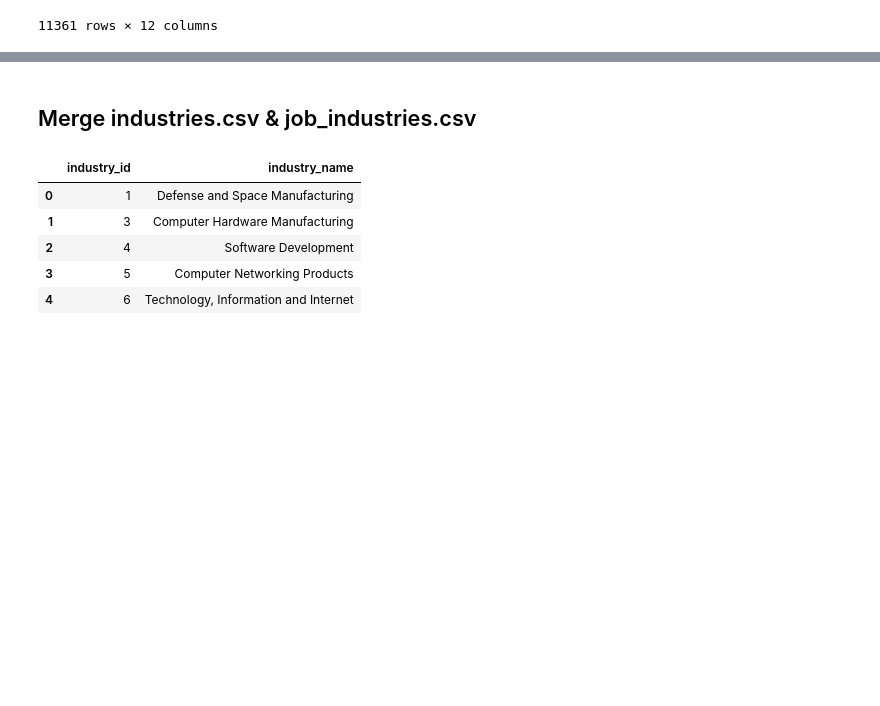
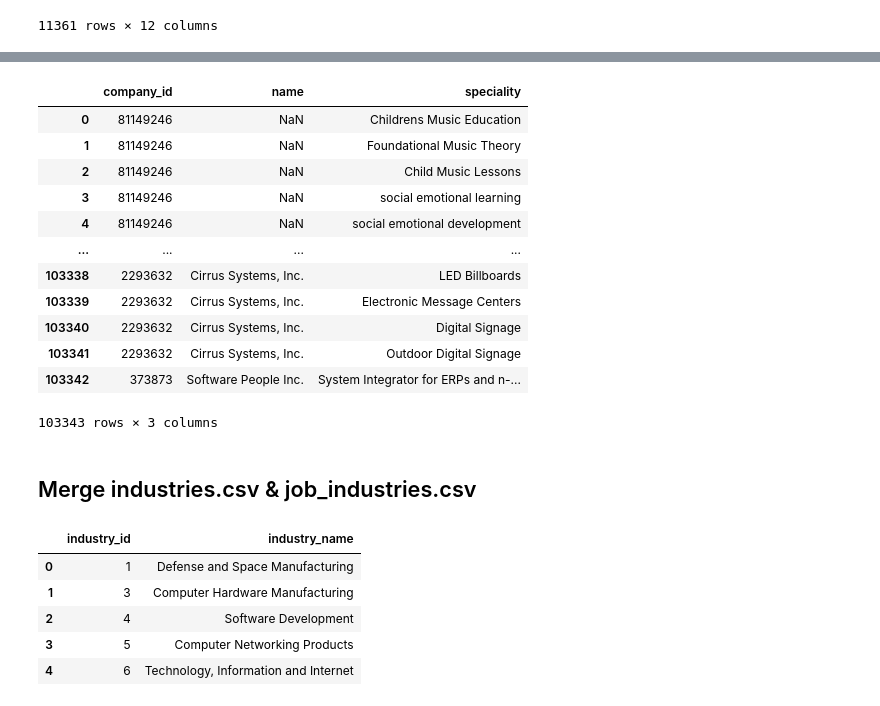
Before and after one commit to samuelkimdata/job_market_analysis, a Jupyter notebook: data_cleanup.ipynb, the cells around one changed output, grey strips where cells are left out. Cells and saved outputs as stored; diff of their text form; code cells hidden in the pictures; blank space fills up the shorter version.

Commit message:
Updating cleanup code

```diff
--- a/data_cleanup.ipynb
+++ b/data_cleanup.ipynb
@@ -122,0 +163,4 @@ cleaned_company_info.to_csv('Updated Files/company_info.csv', index = False)
+# %%
+# Read in company_specialities.csv and aggregate to keep
+company_specialities = pd.read_csv("/Users/sangkim/Desktop/demo_day_project/job_market_analysis/Starter Files/company_specialities.csv")
+company_specialities.head()
@@ -122,0 +174,19 @@ cleaned_company_info.to_csv('Updated Files/company_info.csv', index = False)
+# %%
+# Merge and reorder columns
+merged_company_info = pd.merge(company_specialities, company_info[['company_id', 'name']], on = 'company_id', how = 'left')
+clean_company_specialities = merged_company_info[['company_id', 'name', 'speciality']]
+clean_company_specialities
+# %% [output]
+|  | company_id | name | speciality |
+| 0 | 81149246 | NaN | Childrens Music Education |
+| 1 | 81149246 | NaN | Foundational Music Theory |
+| 2 | 81149246 | NaN | Child Music Lessons |
+| 3 | 81149246 | NaN | social emotional learning |
+| 4 | 81149246 | NaN | social emotional development |
+| ... | ... | ... | ... |
+| 103338 | 2293632 | Cirrus Systems, Inc. | LED Billboards |
+| 103339 | 2293632 | Cirrus Systems, Inc. | Electronic Message Centers |
+| 103340 | 2293632 | Cirrus Systems, Inc. | Digital Signage |
+| 103341 | 2293632 | Cirrus Systems, Inc. | Outdoor Digital Signage |
+| 103342 | 373873 | Software People Inc. | System Integrator for ERPs and n-... |
+103343 rows × 3 columns
```
Also changed, not shown: parts of 10 cells of this notebook.
